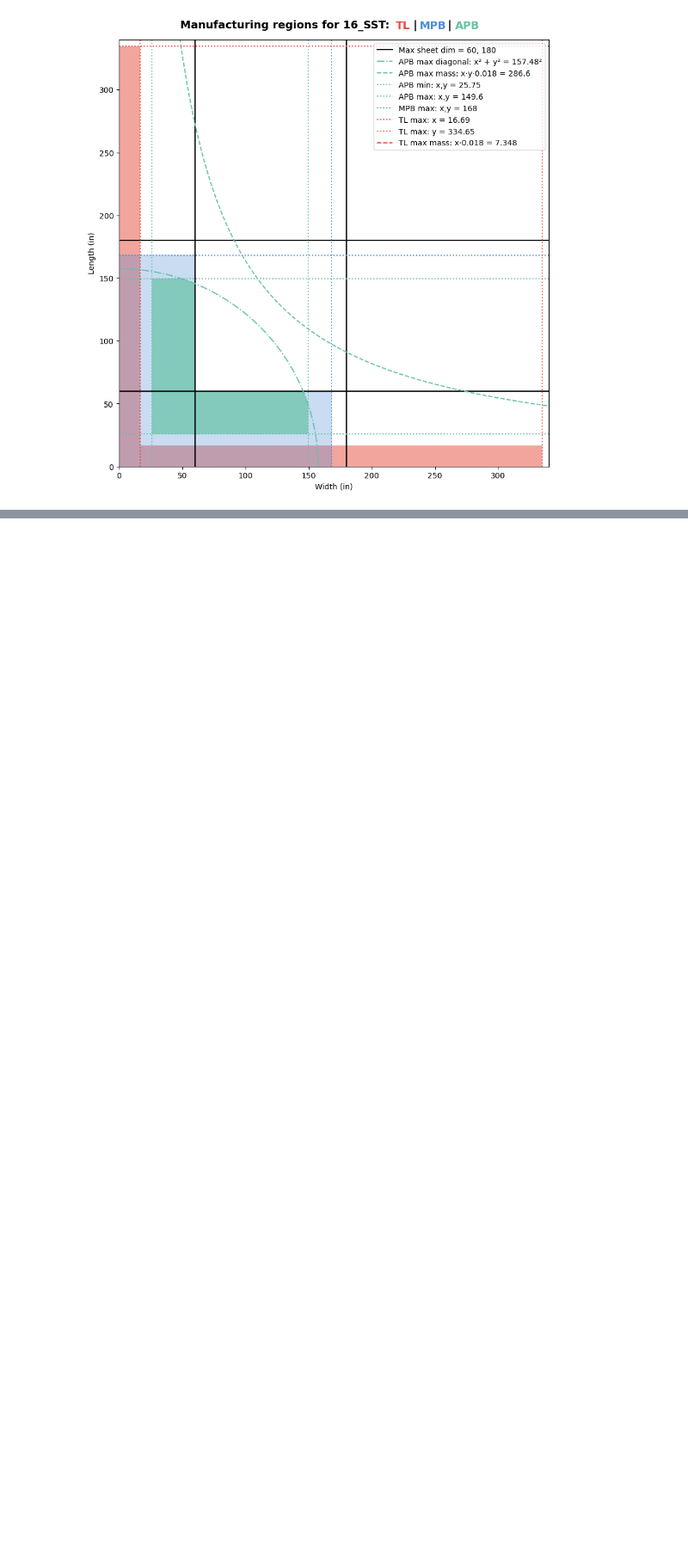
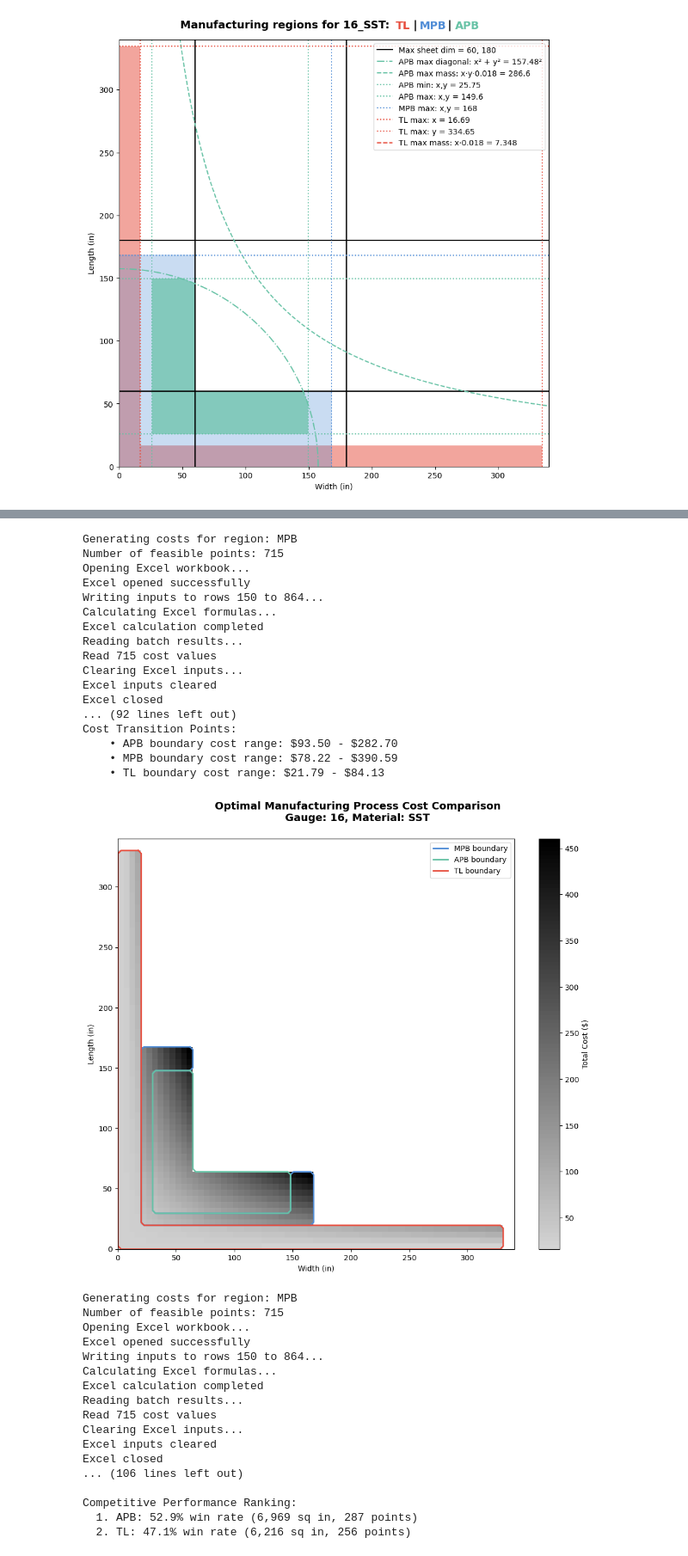
Before and after one commit to enriquef13/AMDP_Thesis, a Jupyter notebook: value_stream_map.ipynb, the cells around one changed output, grey strips where cells are left out. Shown at 86% size. Cells and saved outputs as stored; diff of their text form; code cells hidden in the pictures; blank space fills up the shorter version.

```diff
--- a/value_stream_map.ipynb
+++ b/value_stream_map.ipynb
@@ -1278,9 +1062,6 @@ for gauge in gauges:
 # %%
 for app in xw.apps:
     app.quit()
-
-fastener_spacing = 3  # Example value, adjust as needed
-bolt_diameter = 0.3125  # Example value, adjust as needed
 
 # # Increase width from 20 to 60, keeping length at 80
 # results = cap.cost_run_chart(path, 15, 130, 15, 180, 'width', 5)
@@ -1291,6 +1072,8 @@ results = cap.plot_cost_run_chart(path, 5, 5, 55, 55, 'diagonal', 5)
 # cap.process_cost_difference(path, fastener_spacing, bolt_diameter)
 
 cap.plot_individual_cost_heatmap(path, fastener_spacing=3, bolt_diameter=0.3125)
+cap.plot_optimal_cost_heatmap(path, fastener_spacing=3, bolt_diameter=0.3125)
+cap.plot_cost_difference_heatmap(path, fastener_spacing=3, bolt_diameter=0.3125)
 # %% [output]
 Starting cost run chart generation...
 Parameters: diagonal direction from (5, 5) to (55, 55)
@@ -1303,30 +1086,65 @@ Calculating feasible combinations...
   Point 4: (20.0, 20.0) -> ['MPB']
   Point 5: (25.0, 25.0) -> ['MPB']
   Point 6: (30.0, 30.0) -> ['MPB', 'APB']
   Point 7: (35.0, 35.0) -> ['MPB', 'APB']
 ... (48 lines left out)
   Point 11 optimal: APB at $140.94
 All 11 points processed successfully!
 Creating run chart...
 Run chart created successfully!
 [figure]
 Cost Run Chart Summary:
 Direction: diagonal
 Range: (5.0, 5.0) to (55.0, 55.0)
 Number of points: 11
 Cost range: $23.50 - $140.94
 Function completed successfully!
 Generating costs for region: MPB
 Number of feasible points: 715
 Opening Excel workbook...
 Excel opened successfully
 Writing inputs to rows 150 to 864...
 Calculating Excel formulas...
 ... (26 lines left out)
 Read 520 cost values
 Clearing Excel inputs...
 Excel inputs cleared
 Excel closed
 [figure]
 [figure]
 [figure]
+Generating costs for region: MPB
+Number of feasible points: 715
+Opening Excel workbook...
+Excel opened successfully
+Writing inputs to rows 150 to 864...
+Calculating Excel formulas...
+Excel calculation completed
+Reading batch results...
+Read 715 cost values
+Clearing Excel inputs...
+Excel inputs cleared
+Excel closed
+... (92 lines left out)
+Cost Transition Points:
+    • APB boundary cost range: $93.50 - $282.70
+    • MPB boundary cost range: $78.22 - $390.59
+    • TL boundary cost range: $21.79 - $84.13
+[figure, added]
+Generating costs for region: MPB
+Number of feasible points: 715
+Opening Excel workbook...
+Excel opened successfully
+Writing inputs to rows 150 to 864...
+Calculating Excel formulas...
+Excel calculation completed
+Reading batch results...
+Read 715 cost values
+Clearing Excel inputs...
+Excel inputs cleared
+Excel closed
+... (106 lines left out)
+
+Competitive Performance Ranking:
+  1. APB: 52.9% win rate (6,969 sq in, 287 points)
+  2. TL: 47.1% win rate (6,216 sq in, 256 points)
```
Also changed, not shown: parts of 2 cells of this notebook.
